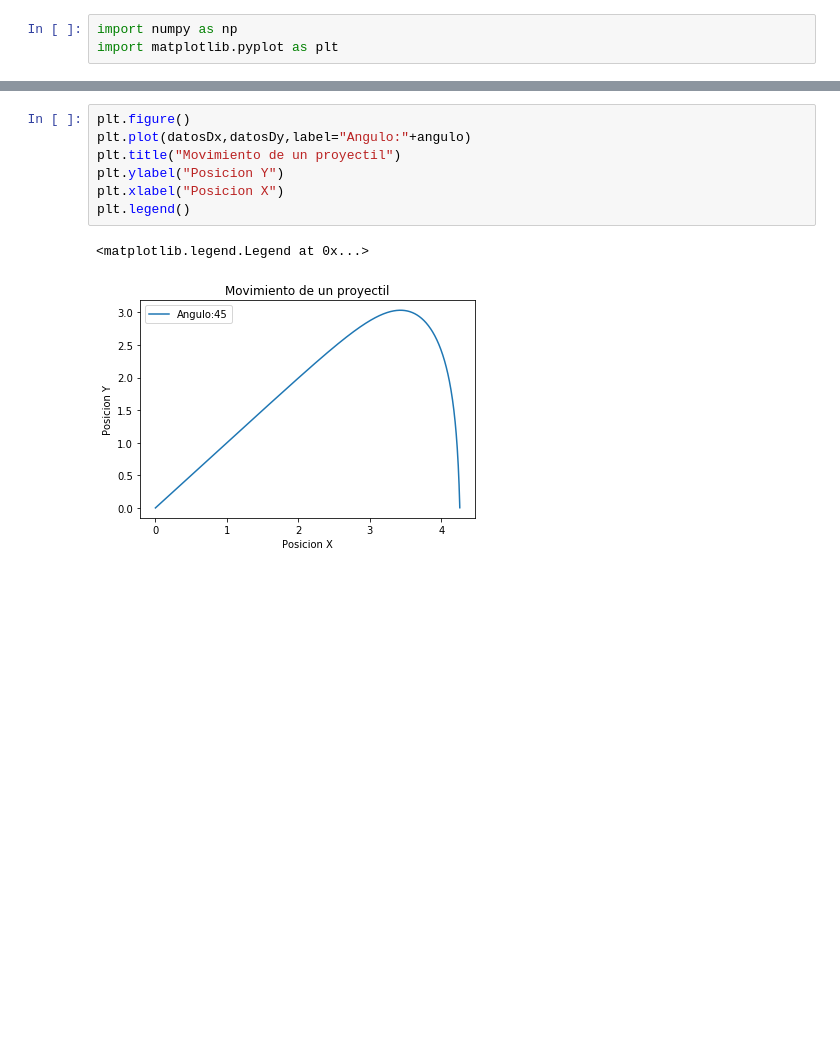
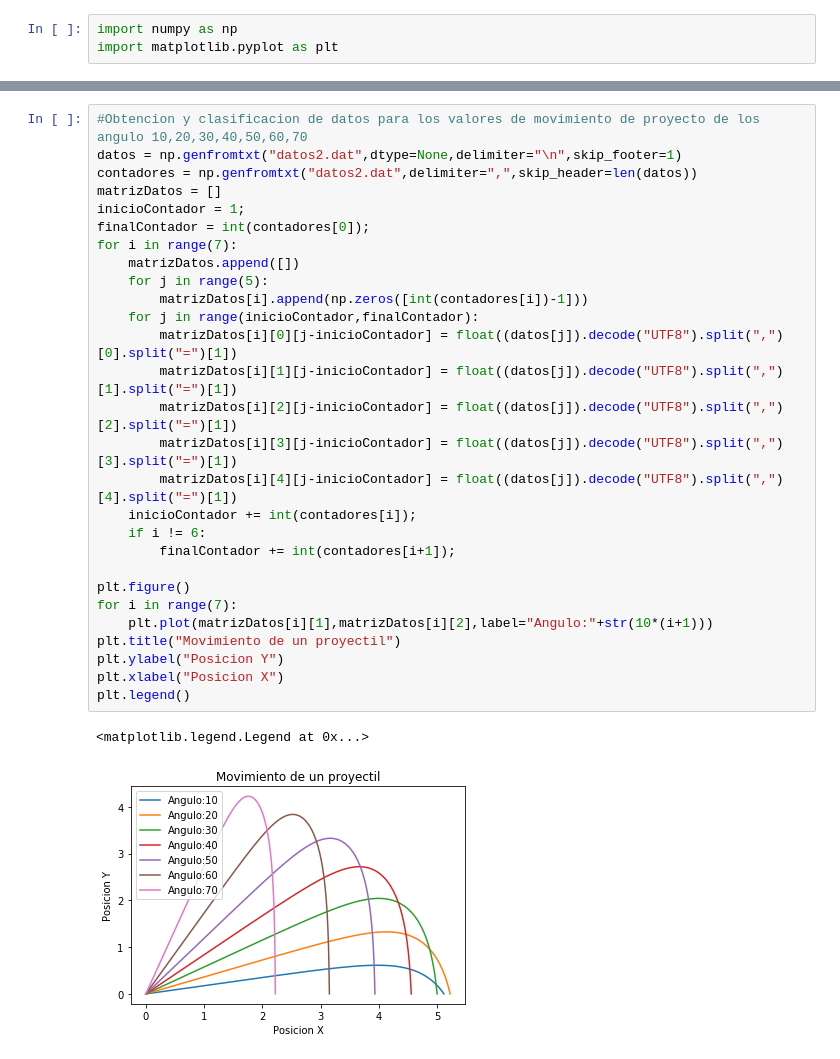
Before and after one commit to JADC362/Metodos-tarea-4, a Jupyter notebook: GraficadorODE.ipynb, the cells around one changed output, grey strips where cells are left out. Saved outputs shown, nothing was run; the diff lists cells and outputs as text; blank space fills up the shorter version.

```diff
--- a/GraficadorODE.ipynb
+++ b/GraficadorODE.ipynb
@@ -18,10 +28,31 @@ for i in range(1,len(datos)):
-# %%
-plt.figure()
-plt.plot(datosDx,datosDy,label="Angulo:"+angulo)
-plt.title("Movimiento de un proyectil")
-plt.ylabel("Posicion Y")
-plt.xlabel("Posicion X")
-plt.legend()
-# %% [output]
-<matplotlib.legend.Legend at 0x...>
-[figure, removed]
+# %%
+#Obtencion y clasificacion de datos para los valores de movimiento de proyecto de los angulo 10,20,30,40,50,60,70
+datos = np.genfromtxt("datos2.dat",dtype=None,delimiter="\n",skip_footer=1)
+contadores = np.genfromtxt("datos2.dat",delimiter=",",skip_header=len(datos))
+matrizDatos = []
+inicioContador = 1;
+finalContador = int(contadores[0]);
+for i in range(7):
+    matrizDatos.append([])
+    for j in range(5):
+        matrizDatos[i].append(np.zeros([int(contadores[i])-1]))
+    for j in range(inicioContador,finalContador):
+        matrizDatos[i][0][j-inicioContador] = float((datos[j]).decode("UTF8").split(",")[0].split("=")[1])
+        matrizDatos[i][1][j-inicioContador] = float((datos[j]).decode("UTF8").split(",")[1].split("=")[1])
+        matrizDatos[i][2][j-inicioContador] = float((datos[j]).decode("UTF8").split(",")[2].split("=")[1])
+        matrizDatos[i][3][j-inicioContador] = float((datos[j]).decode("UTF8").split(",")[3].split("=")[1])
+        matrizDatos[i][4][j-inicioContador] = float((datos[j]).decode("UTF8").split(",")[4].split("=")[1])
+    inicioContador += int(contadores[i]);
+    if i != 6:
+        finalContador += int(contadores[i+1]);
+
+plt.figure()
+for i in range(7):
+    plt.plot(matrizDatos[i][1],matrizDatos[i][2],label="Angulo:"+str(10*(i+1)))
+plt.title("Movimiento de un proyectil")
+plt.ylabel("Posicion Y")
+plt.xlabel("Posicion X")
+plt.legend()
+# %% [output]
+<matplotlib.legend.Legend at 0x...>
+[figure, added]
```
Also changed, not shown: parts of 1 cell of this notebook, 1 other file.
